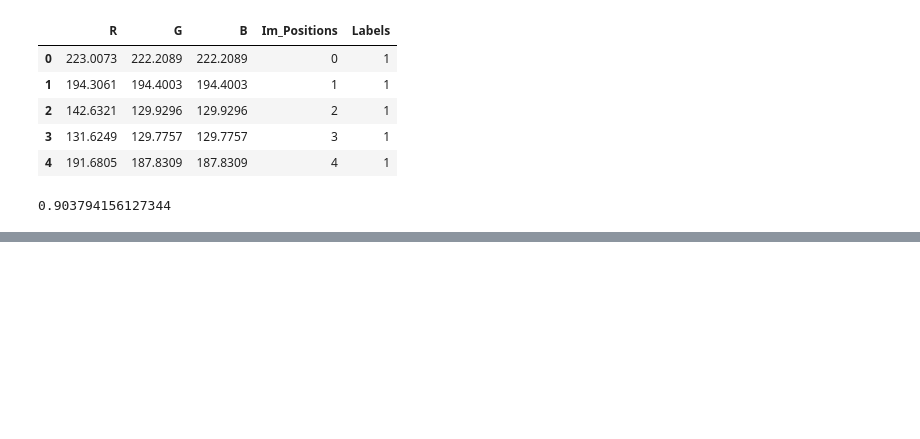
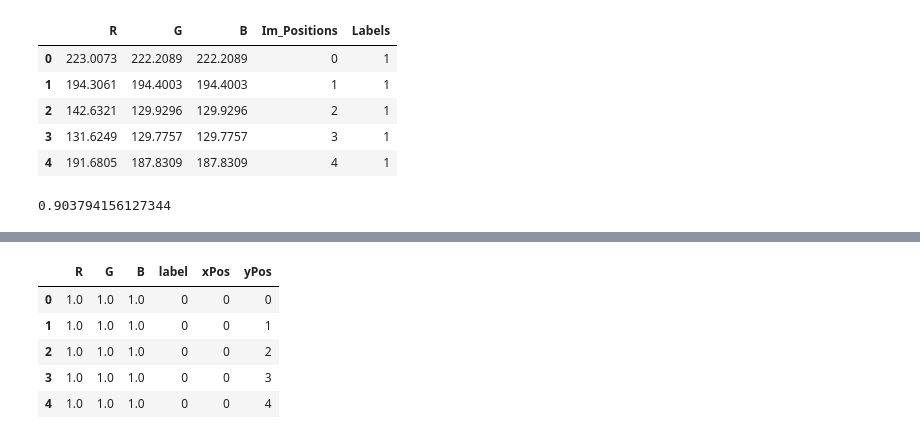
Before and after one commit to JHoward8/AAI695_Project, a Jupyter notebook: main.ipynb, the cells around one changed output, grey strips where cells are left out. Drawn from its saved outputs; the diff is of its cells as text; code cells hidden in the pictures; blank space fills up the shorter version.

```diff
--- a/main.ipynb
+++ b/main.ipynb
@@ -641,0 +642,9 @@ Text(0.5, 1.0, 'Clustered')
+# %%
+df.head()
+# %% [output]
+|  | R | G | B | label | xPos | yPos |
+| 0 | 1.0 | 1.0 | 1.0 | 0 | 0 | 0 |
+| 1 | 1.0 | 1.0 | 1.0 | 0 | 0 | 1 |
+| 2 | 1.0 | 1.0 | 1.0 | 0 | 0 | 2 |
+| 3 | 1.0 | 1.0 | 1.0 | 0 | 0 | 3 |
+| 4 | 1.0 | 1.0 | 1.0 | 0 | 0 | 4 |
```
Also changed, not shown: parts of 3 cells of this notebook, 2 other files.
